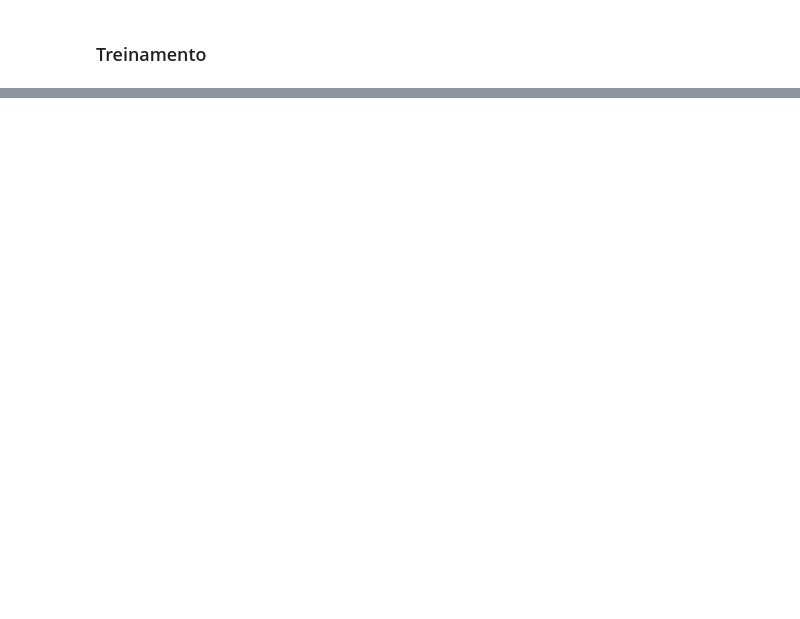
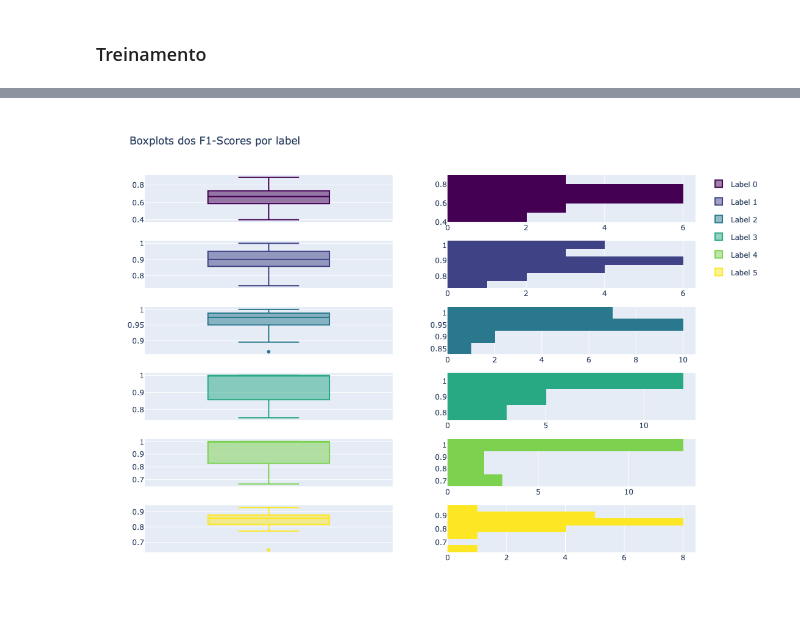
Before and after one commit to azzolinovarella/steel-plates-faults, a Jupyter notebook: notebooks/02-ModelTraining.ipynb, the cells around one changed output, grey strips where cells are left out. Saved outputs shown, nothing was run; the diff lists cells and outputs as text; code cells hidden in the pictures; blank space fills up the shorter version.

```diff
--- a/notebooks/02-ModelTraining.ipynb
+++ b/notebooks/02-ModelTraining.ipynb
@@ -157,0 +144,34 @@ def plot_f1_scores(f1_scores):
+# %%
+# def plot_f1_scores(f1_scores):
+#     labels = list(f1_scores.keys())
+#     n_runs = len(f1_scores[labels[0]])  # Igual em todos
+#     marker_colors = generate_colors(len(labels))
+
+#     runs = [n for n in range(n_runs)]
+#     runs_res = [[f1_scores[l][n] for l in labels] for n in runs]
+
+#     fig = make_subplots(rows=2, cols=1)
+#     for run_id, run_res in enumerate(runs_res):
+#         x = [f"Label {l}" for l in labels]
+#         fig.add_trace(go.Bar(x=x, y=run_res, name=f"Run id {run_id}", marker_color=marker_colors,
+#                              showlegend=False), row=1, col=1)
+
+#     fig.show()
+
+
+def plot_f1_scores(f1_scores):
+    labels = list(f1_scores.keys())
+    marker_colors = generate_colors(len(labels))
+
+    fig = make_subplots(rows=len(labels), cols=2)
+    for i, l in enumerate(labels):
+        name = f"Label {l}"
+        color = marker_colors[i]
+        f1_score = f1_scores[l]
+
+        fig.add_trace(go.Box(y=f1_score, name=name, marker_color=color, legendgroup=i), row=i+1, col=1)
+        fig.add_trace(go.Histogram(y=f1_score, name=name, marker_color=color, legendgroup=i, showlegend=False), row=i+1, col=2)
+
+    fig.update_layout({f"xaxis{i}_showticklabels": False for i in range(1, len(labels) * 2 , 2)},   # Porco?
+                      title="Boxplots dos F1-Scores por label", height=800)
+    fig.show()
@@ -513,0 +288,4 @@ print(classification_report(y_test, model.predict(X_test_v3)))
+# %%
+plot_f1_scores(knn_res['f1-scores'])
+# %% [output]
+[figure, added]
```
Also changed, not shown: parts of 64 cells of this notebook.
